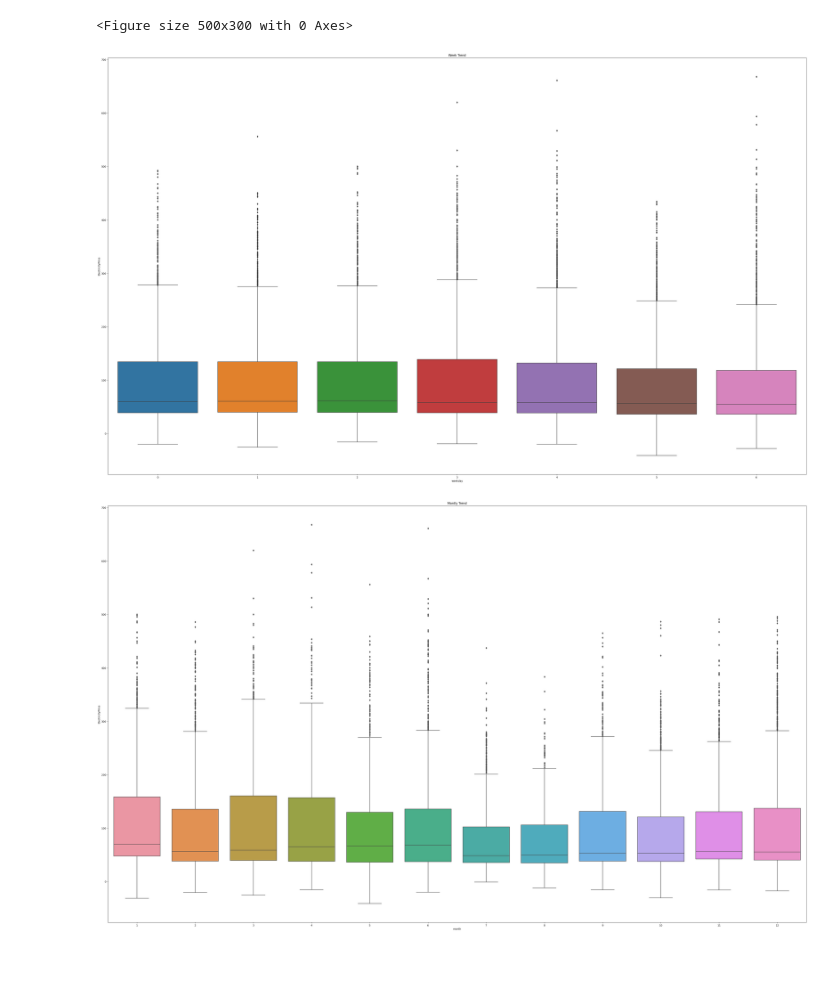
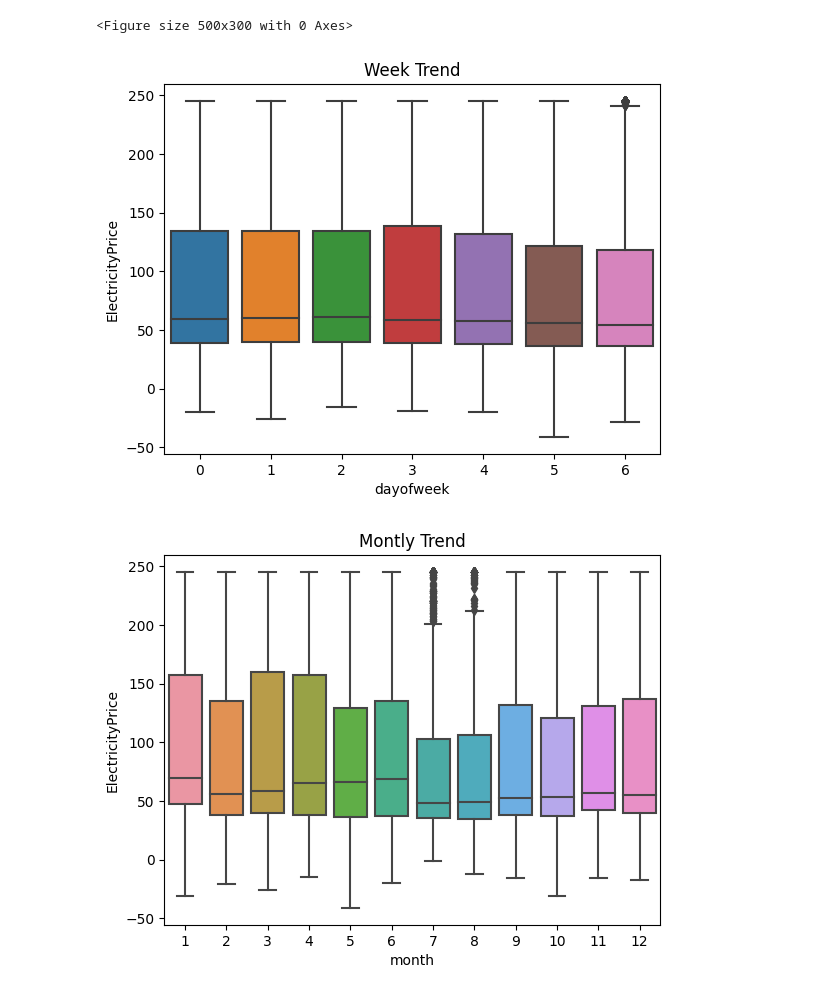
Before and after one commit to Gauthaman-KA/CS648, a Jupyter notebook: CodeFiles/FeatureEngg.ipynb, the cells around one changed output. Cells and saved outputs as stored; diff of their text form; code cells hidden in the pictures; blank space fills up the shorter version.

```diff
--- a/CodeFiles/FeatureEngg.ipynb
+++ b/CodeFiles/FeatureEngg.ipynb
@@ -9,7 +9,17 @@ import regex as re
 import pdb
 import random
 from tqdm import tqdm, tqdm_notebook
-
+def df_handle_outliers(dataset):
+  for col in dataset.columns:
+    if col!='TimeStamp':
+      Q1 = dataset[col].quantile(0.25)
+      Q3 = dataset[col].quantile(0.75)
+      IQR = Q3 - Q1
+      whisker_width = 1.5
+      lower_whisker = Q1 -(whisker_width*IQR)
+      upper_whisker = Q3 + (whisker_width*IQR)
+      dataset[col]=np.where(dataset[col]>upper_whisker,upper_whisker,np.where(dataset[col]<lower_whisker,lower_whisker,dataset[col]))
+  return dataset
 def add_dataRow(dataset, dataRow, columns):
   temp_df = pd.DataFrame([dataRow], columns= columns)
   dataset = dataset.append(temp_df, ignore_index= True)
@@ -253,3 +263,5 @@ df.head(2)
+# %%
+df=df_handle_outliers(df)
 # %%
 num_overview = numerical_overview(df.loc[:,df.columns[1]:], [])
 num_overview.head(num_overview.shape[0])
@@ -302,7 +310,7 @@ df['month'] = df['TimeStamp'].dt.month
 df['hour'] = df['TimeStamp'].dt.hour
 #df['dayofyear'] = df['TimeStamp'].dt.dayofyear
 #df['week'] = df['TimeStamp'].dt.week
-df['weekday'] = df['TimeStamp'].dt.dayofweek
+df['dayofweek'] = df['TimeStamp'].dt.dayofweek
 #df['quarter'] = df['TimeStamp'].dt.quarter
 df.head()
 # %% [output]
@@ -351,17 +358,17 @@ plt.figure(figsize=(5,3))
 <Figure size 500x300 with 0 Axes>
 <Figure size 500x300 with 0 Axes>
 # %%
-sns.boxplot(x=df['weekday'], y=df['ElectricityPrice'], )
+sns.boxplot(x=df['dayofweek'], y=df['ElectricityPrice'], )
 plt.title('Week Trend')
 plt.show()
 # %% [output]
-[figure, old version]
+[figure, new version]
 # %%
 sns.boxplot(x=df['month'], y=df['ElectricityPrice'], )
 plt.title('Montly Trend')
 plt.show()
 # %% [output]
-[figure, old version]
+[figure, new version]
 # %%
 from statsmodels.graphics.tsaplots  import plot_acf,plot_pacf
 from scipy import fft
```
Also changed, not shown: parts of 11 cells of this notebook, 12 other files.
